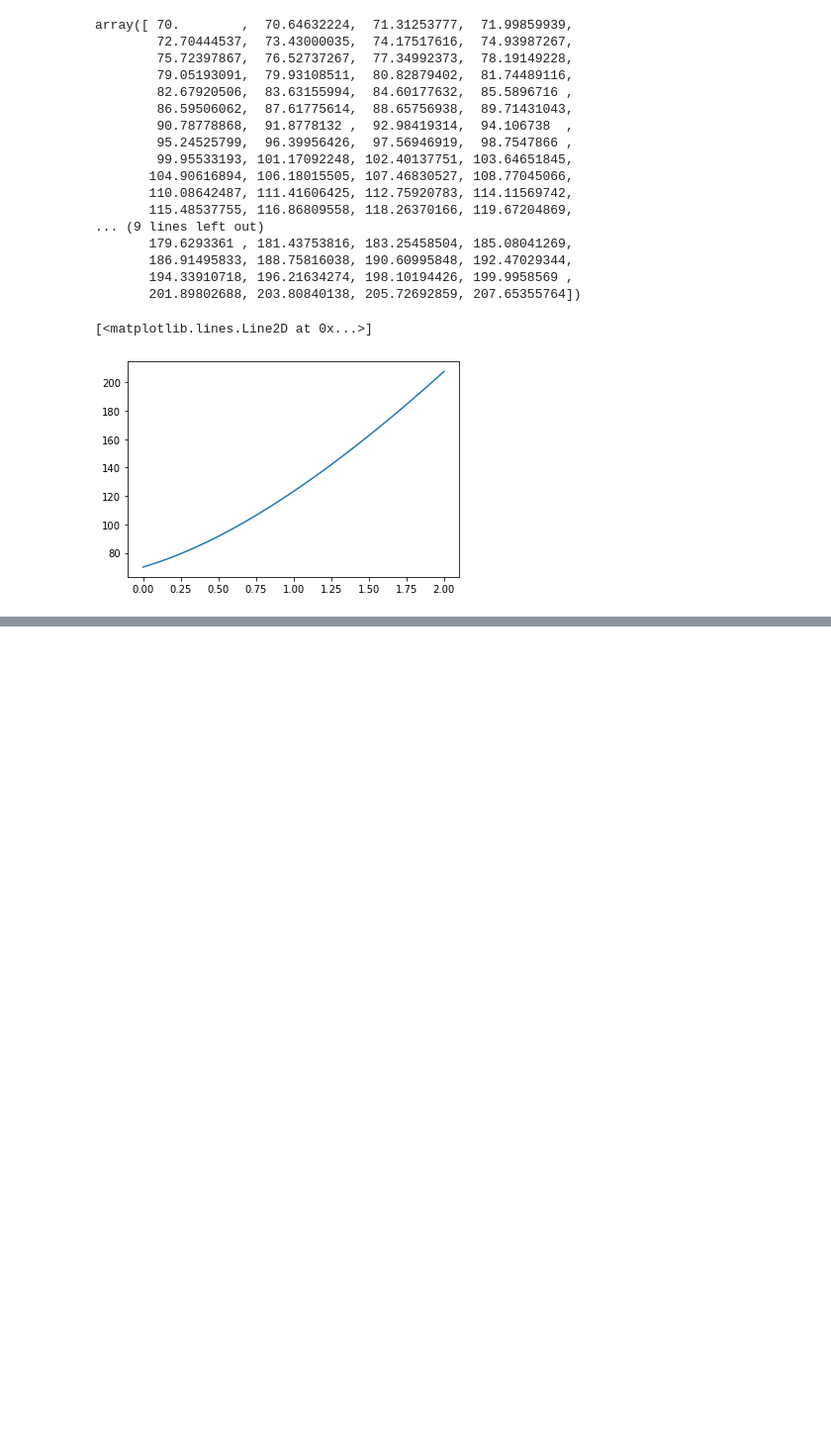
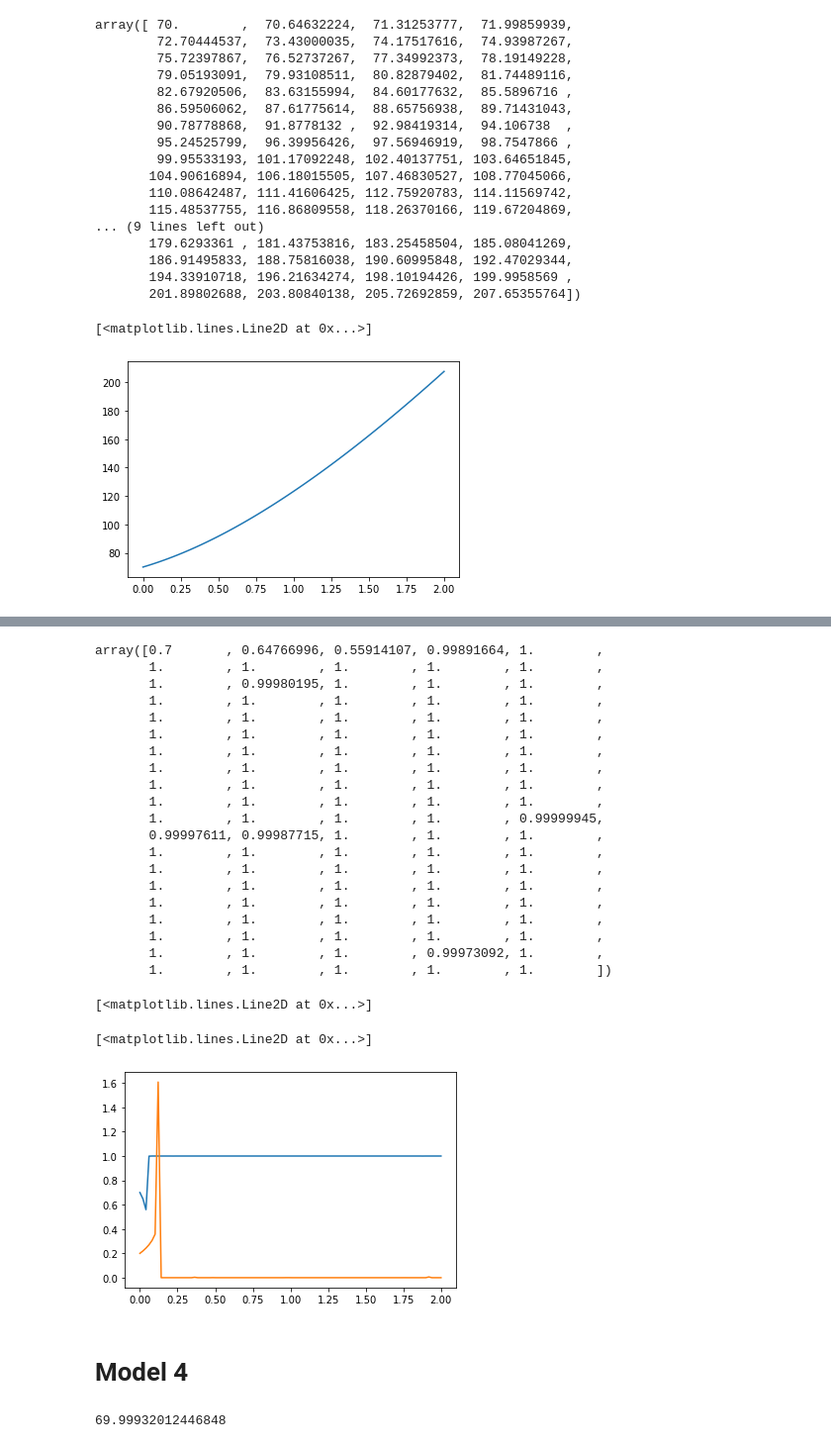
Before and after one commit to ViktorGakis/fishplots, a Jupyter notebook: fishplots.ipynb, the cells around one changed output, grey strips where cells are left out. Shown: that part at 99% size. Drawn from its saved outputs; the diff is of its cells as text; code cells hidden in the pictures; blank space fills up the shorter version.

```diff
--- a/fishplots.ipynb
+++ b/fishplots.ipynb
@@ -115,0 +243,34 @@ plt.plot(zs,((omegam)*((1+zs)**3))/((Ηfunctionexp1(zs,[omegam,h])/(100*h))**2))
+# %%
+# fish plot for Ηfunction
+def omegalamda(zs,omegam,h):
+      return 1 - ((100*h)/Ηfunction(zs,[omegam,h,1,-0.5],equation_E3))**2*omegam*((1+zs)**3)
+omegalamda(zs,0.3,0.7)
+plt.plot(zs,omegalamda(zs,0.3,0.7))
+plt.plot(zs,((omegam)*((1+zs)**3))/((Ηfunction(zs,[omegam,h,-0.5],equation_E3)/(100*h))**2))
+# intersection point, to the left accelarated, to the right disaccelerated
+# %% [output]
+array([0.7       , 0.64766996, 0.55914107, 0.99891664, 1.        ,
+       1.        , 1.        , 1.        , 1.        , 1.        ,
+       1.        , 0.99980195, 1.        , 1.        , 1.        ,
+       1.        , 1.        , 1.        , 1.        , 1.        ,
+       1.        , 1.        , 1.        , 1.        , 1.        ,
+       1.        , 1.        , 1.        , 1.        , 1.        ,
+       1.        , 1.        , 1.        , 1.        , 1.        ,
+       1.        , 1.        , 1.        , 1.        , 1.        ,
+       1.        , 1.        , 1.        , 1.        , 1.        ,
+       1.        , 1.        , 1.        , 1.        , 1.        ,
+       1.        , 1.        , 1.        , 1.        , 0.99999945,
+       0.99997611, 0.99987715, 1.        , 1.        , 1.        ,
+       1.        , 1.        , 1.        , 1.        , 1.        ,
+       1.        , 1.        , 1.        , 1.        , 1.        ,
+       1.        , 1.        , 1.        , 1.        , 1.        ,
+       1.        , 1.        , 1.        , 1.        , 1.        ,
+       1.        , 1.        , 1.        , 1.        , 1.        ,
+       1.        , 1.        , 1.        , 1.        , 1.        ,
+       1.        , 1.        , 1.        , 0.99973092, 1.        ,
+       1.        , 1.        , 1.        , 1.        , 1.        ])
+[<matplotlib.lines.Line2D at 0x...>]
+[<matplotlib.lines.Line2D at 0x...>]
+[figure, added]
+# %% [markdown]
+# Model 4
@@ -115,0 +296,5 @@ plt.plot(zs,((omegam)*((1+zs)**3))/((Ηfunctionexp1(zs,[omegam,h])/(100*h))**2))
+# %%
+# Ηfunctionexp1(zs,[0.3,0.7])
+print(Ηfunction(0,[0.3,0.7,-0.5],equation_E4))
+# %% [output]
+69.99932012446848
```
Also changed, not shown: parts of 41 cells of this notebook.
